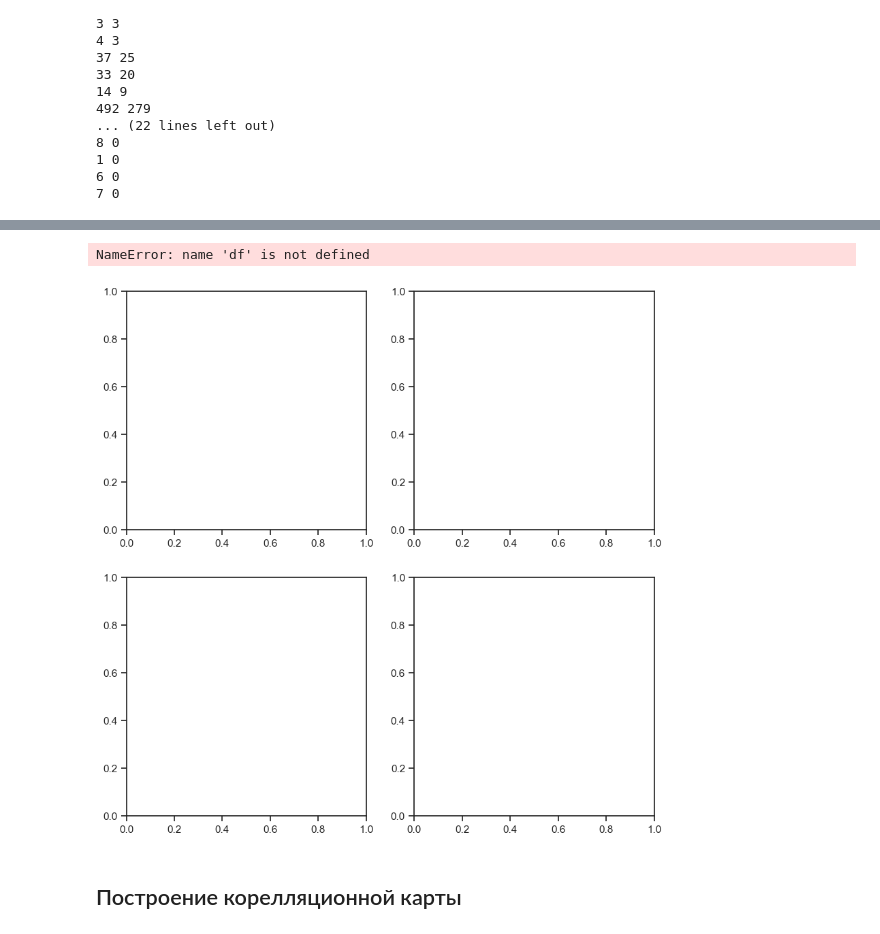
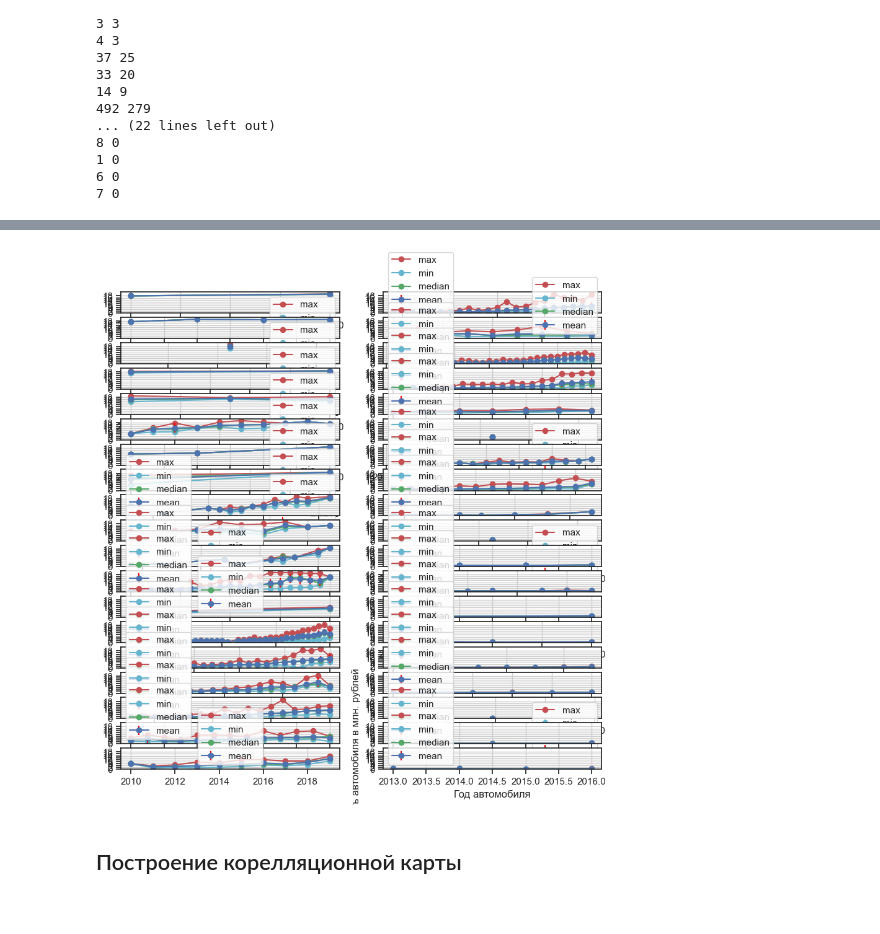
Before and after one commit to LlirikOknessu/tpu-8e21-ai-basis, a Jupyter notebook: Racheev/EDA_Racheev_1.01.ipynb, the cells around one changed output, grey strips where cells are left out. Cells and saved outputs as stored; diff of their text form; code cells hidden in the pictures.

```diff
--- a/Racheev/EDA_Racheev_1.01.ipynb
+++ b/Racheev/EDA_Racheev_1.01.ipynb
@@ -3487,14 +3478,27 @@ A[37]
+# %%
+B = []
+for i in range (len(A)):
+    B.append(A[i].groupby('yearold')['selling_price'].agg(['mean', 'max', 'min', 'median','std', 'count']).reset_index())
+    B[i]['std'] = B[i]['std'].fillna(0)
 # %%
-fig, ax = plt.subplots(2,2, figsize=(10,10))
-sns.histplot(data = df, x ='Year', bins = 50, color = 'r', alpha = 0.7, edgecolor = 'white', kde=True, ax=ax[0, 0])
-ax[0, 0].grid(True)
-sns.histplot(data = df, x ='Distance', bins = 50, color = 'orange', edgecolor = 'white', kde=True, ax=ax[1, 0])
-ax[1, 0].grid(True)
-sns.histplot(data = df, x ='Price(euro)', bins = 50, color = 'g', edgecolor = 'white', alpha = 0.7, kde=True, ax=ax[0, 1])
-ax[0, 1].grid(True)
-sns.histplot(data = df, x ='Engine_capacity(cm3)', bins = 50, color = 'm', edgecolor = 'white', alpha = 0.7, kde=True, ax=ax[1, 1])
-ax[1, 1].grid(True)
+fig, ax = plt.subplots(19,2, figsize=(10,10))
+for i in range(38):
+    x = B[i]['yearold']
+    y = B[i]
+    ax[i%19, i//19].plot(x,y['max'], color='r', marker='o', markersize=6)
+    ax[i%19, i//19].plot(x,y['min'], color='c', marker='o', markersize=6)
+    ax[i%19, i//19].plot(x,y['median'], color='g', marker='o', markersize=6)
+    ax[i%19, i//19].errorbar(x, y['mean'], xerr=0, yerr=y['std'], fmt='o-', ecolor='red')
+    plt.ylabel('Стоимость автомобиля в млн. рублей') #Подпись для оси y
+    plt.xlabel('Год автомобиля') #Подпись для оси х
+    #plt.title('Число автомобилей данной мощности') #Название
+    ax[i%19, i//19].set(#xlim=(-1, 20000)
+           #, xticks=np.arange(0, 320, 50),
+        ylim=(0, 22*math.pow(10,5)), yticks=np.arange(0, 20, 2)*math.pow(10,5),
+           yticklabels=np.arange(0, 20, 2)
+          )
+    ax[i%19, i//19].legend(['max', 'min','median', 'mean'])
+    ax[i%19, i//19].grid()
 plt.show()
 # %% [output]
-NameError: name 'df' is not defined
-[figure, old version]
+[figure, new version]
```
Also changed, not shown: parts of 12 cells of this notebook, 4 other files.
